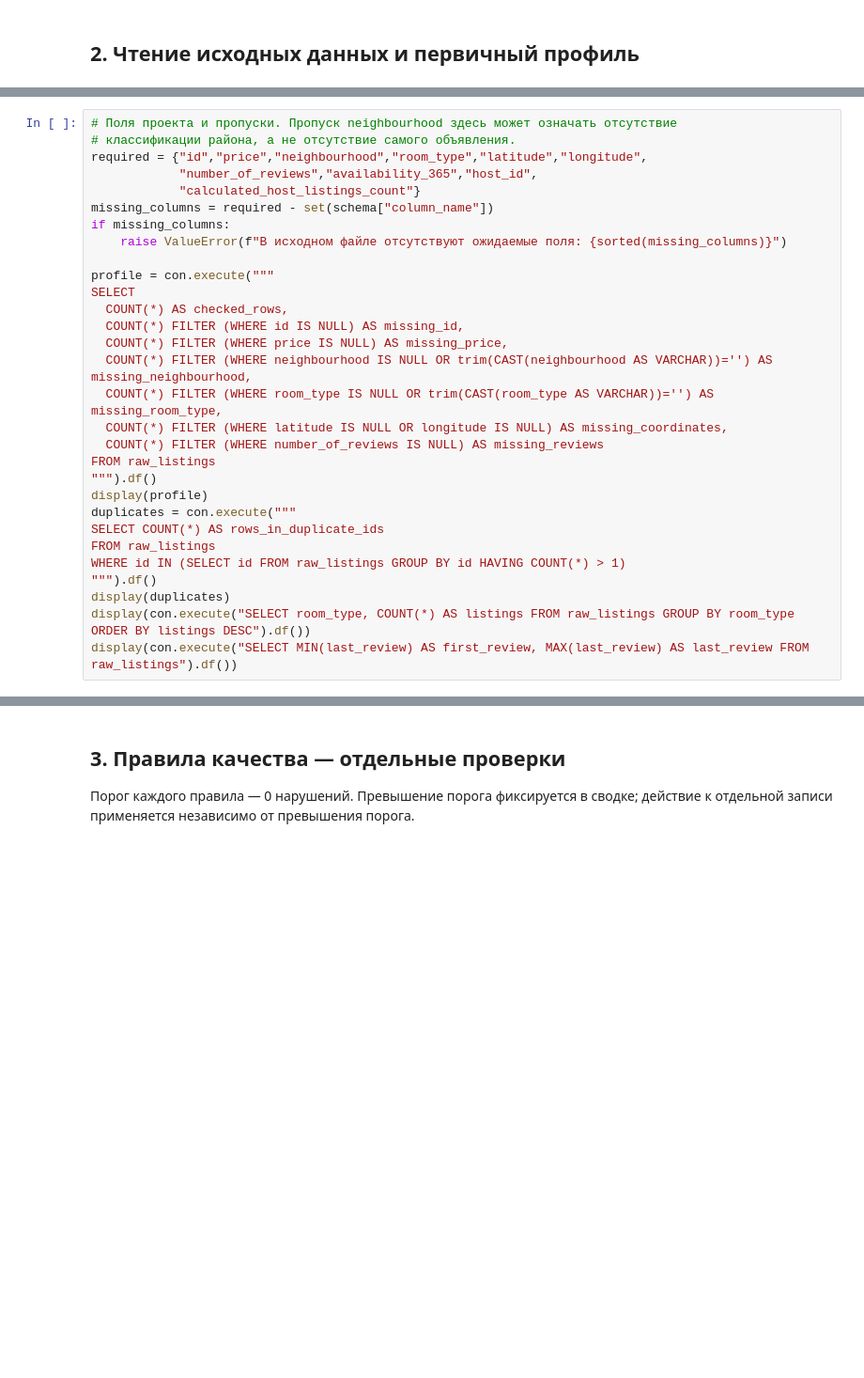
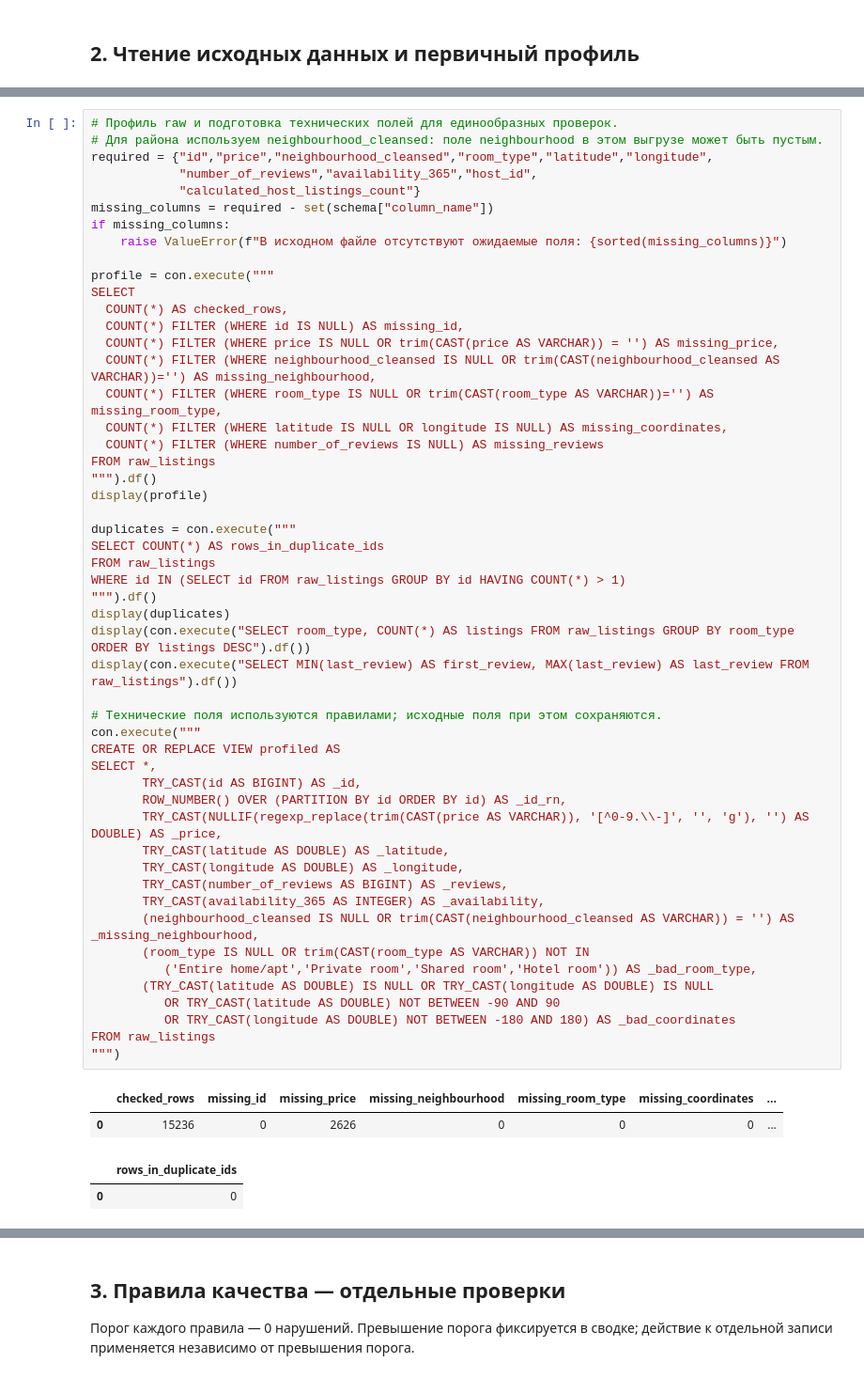
Before and after one commit to kozar262/KozarKibkaloShatilo_PIN241_ITAD, a Jupyter notebook: notebooks/profile_quality.ipynb, the cells around one changed output, grey strips where cells are left out. Shown at 94% size. Saved outputs shown, nothing was run; the diff lists cells and outputs as text; blank space fills up the shorter version.

```diff
--- a/notebooks/profile_quality.ipynb
+++ b/notebooks/profile_quality.ipynb
@@ -61,30 +86,56 @@ print(f"Строк: {row_count:,}; полей: {column_count}")
 # %%
-# Поля проекта и пропуски. Пропуск neighbourhood здесь может означать отсутствие
-# классификации района, а не отсутствие самого объявления.
-required = {"id","price","neighbourhood","room_type","latitude","longitude",
+# Профиль raw и подготовка технических полей для единообразных проверок.
+# Для района используем neighbourhood_cleansed: поле neighbourhood в этом выгрузе может быть пустым.
+required = {"id","price","neighbourhood_cleansed","room_type","latitude","longitude",
             "number_of_reviews","availability_365","host_id",
             "calculated_host_listings_count"}
 missing_columns = required - set(schema["column_name"])
 if missing_columns:
     raise ValueError(f"В исходном файле отсутствуют ожидаемые поля: {sorted(missing_columns)}")
 
 profile = con.execute("""
 SELECT
   COUNT(*) AS checked_rows,
   COUNT(*) FILTER (WHERE id IS NULL) AS missing_id,
-  COUNT(*) FILTER (WHERE price IS NULL) AS missing_price,
-  COUNT(*) FILTER (WHERE neighbourhood IS NULL OR trim(CAST(neighbourhood AS VARCHAR))='') AS missing_neighbourhood,
+  COUNT(*) FILTER (WHERE price IS NULL OR trim(CAST(price AS VARCHAR)) = '') AS missing_price,
+  COUNT(*) FILTER (WHERE neighbourhood_cleansed IS NULL OR trim(CAST(neighbourhood_cleansed AS VARCHAR))='') AS missing_neighbourhood,
   COUNT(*) FILTER (WHERE room_type IS NULL OR trim(CAST(room_type AS VARCHAR))='') AS missing_room_type,
   COUNT(*) FILTER (WHERE latitude IS NULL OR longitude IS NULL) AS missing_coordinates,
   COUNT(*) FILTER (WHERE number_of_reviews IS NULL) AS missing_reviews
 FROM raw_listings
 """).df()
 display(profile)
+
 duplicates = con.execute("""
 SELECT COUNT(*) AS rows_in_duplicate_ids
 FROM raw_listings
 WHERE id IN (SELECT id FROM raw_listings GROUP BY id HAVING COUNT(*) > 1)
 """).df()
 display(duplicates)
 display(con.execute("SELECT room_type, COUNT(*) AS listings FROM raw_listings GROUP BY room_type ORDER BY listings DESC").df())
 display(con.execute("SELECT MIN(last_review) AS first_review, MAX(last_review) AS last_review FROM raw_listings").df())
+
+# Технические поля используются правилами; исходные поля при этом сохраняются.
+con.execute("""
+CREATE OR REPLACE VIEW profiled AS
+SELECT *,
+       TRY_CAST(id AS BIGINT) AS _id,
+       ROW_NUMBER() OVER (PARTITION BY id ORDER BY id) AS _id_rn,
+       TRY_CAST(NULLIF(regexp_replace(trim(CAST(price AS VARCHAR)), '[^0-9.\\-]', '', 'g'), '') AS DOUBLE) AS _price,
+       TRY_CAST(latitude AS DOUBLE) AS _latitude,
+       TRY_CAST(longitude AS DOUBLE) AS _longitude,
+       TRY_CAST(number_of_reviews AS BIGINT) AS _reviews,
+       TRY_CAST(availability_365 AS INTEGER) AS _availability,
+       (neighbourhood_cleansed IS NULL OR trim(CAST(neighbourhood_cleansed AS VARCHAR)) = '') AS _missing_neighbourhood,
+       (room_type IS NULL OR trim(CAST(room_type AS VARCHAR)) NOT IN
+          ('Entire home/apt','Private room','Shared room','Hotel room')) AS _bad_room_type,
+       (TRY_CAST(latitude AS DOUBLE) IS NULL OR TRY_CAST(longitude AS DOUBLE) IS NULL
+          OR TRY_CAST(latitude AS DOUBLE) NOT BETWEEN -90 AND 90
+          OR TRY_CAST(longitude AS DOUBLE) NOT BETWEEN -180 AND 180) AS _bad_coordinates
+FROM raw_listings
+""")
+# %% [output]
+|  | checked_rows | missing_id | missing_price | missing_neighbourhood | missing_room_type | missing_coordinates | ... |
+| 0 | 15236 | 0 | 2626 | 0 | 0 | 0 | ... |
+|  | rows_in_duplicate_ids |
+| 0 | 0 |
```
Also changed, not shown: parts of 15 cells of this notebook.
